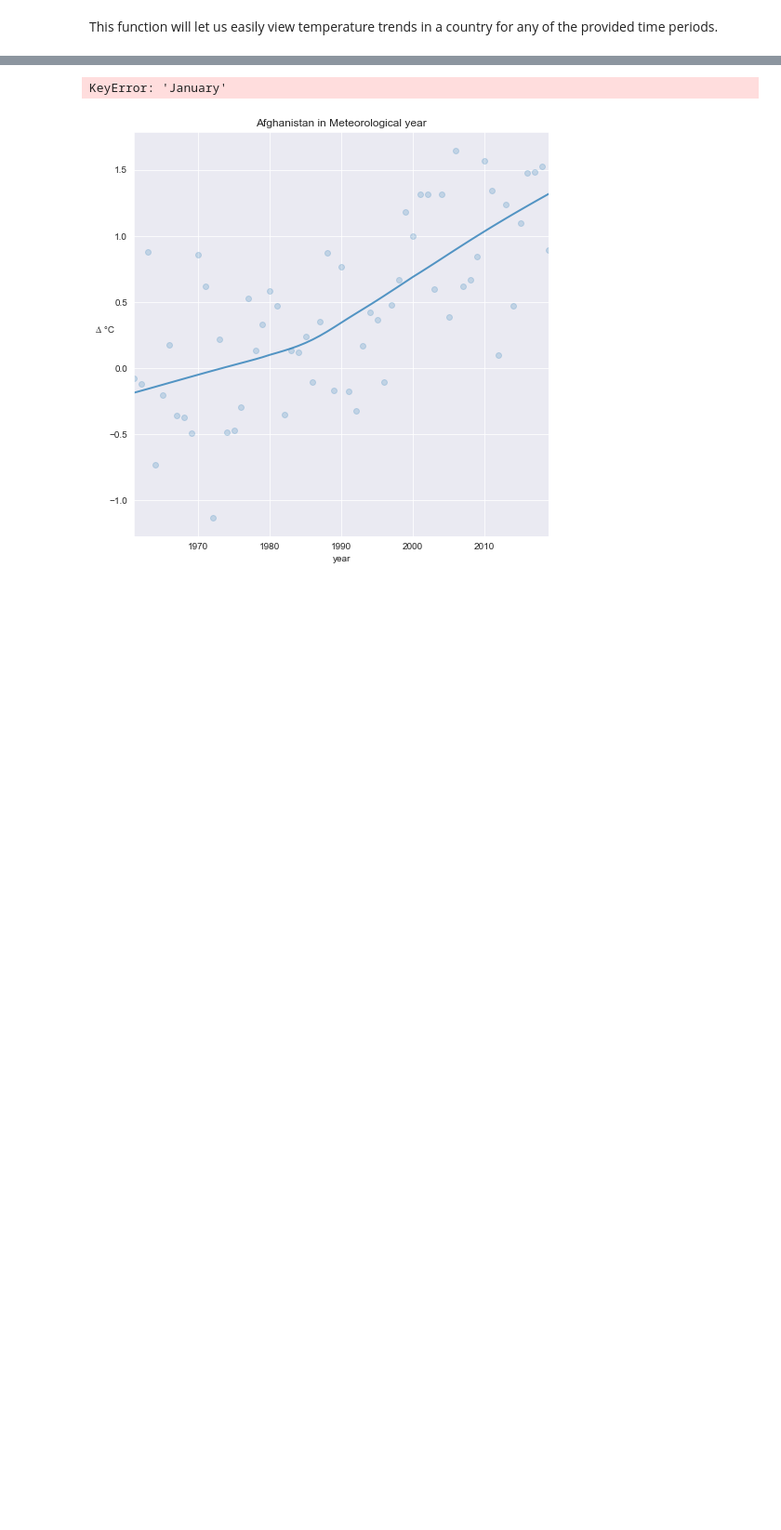
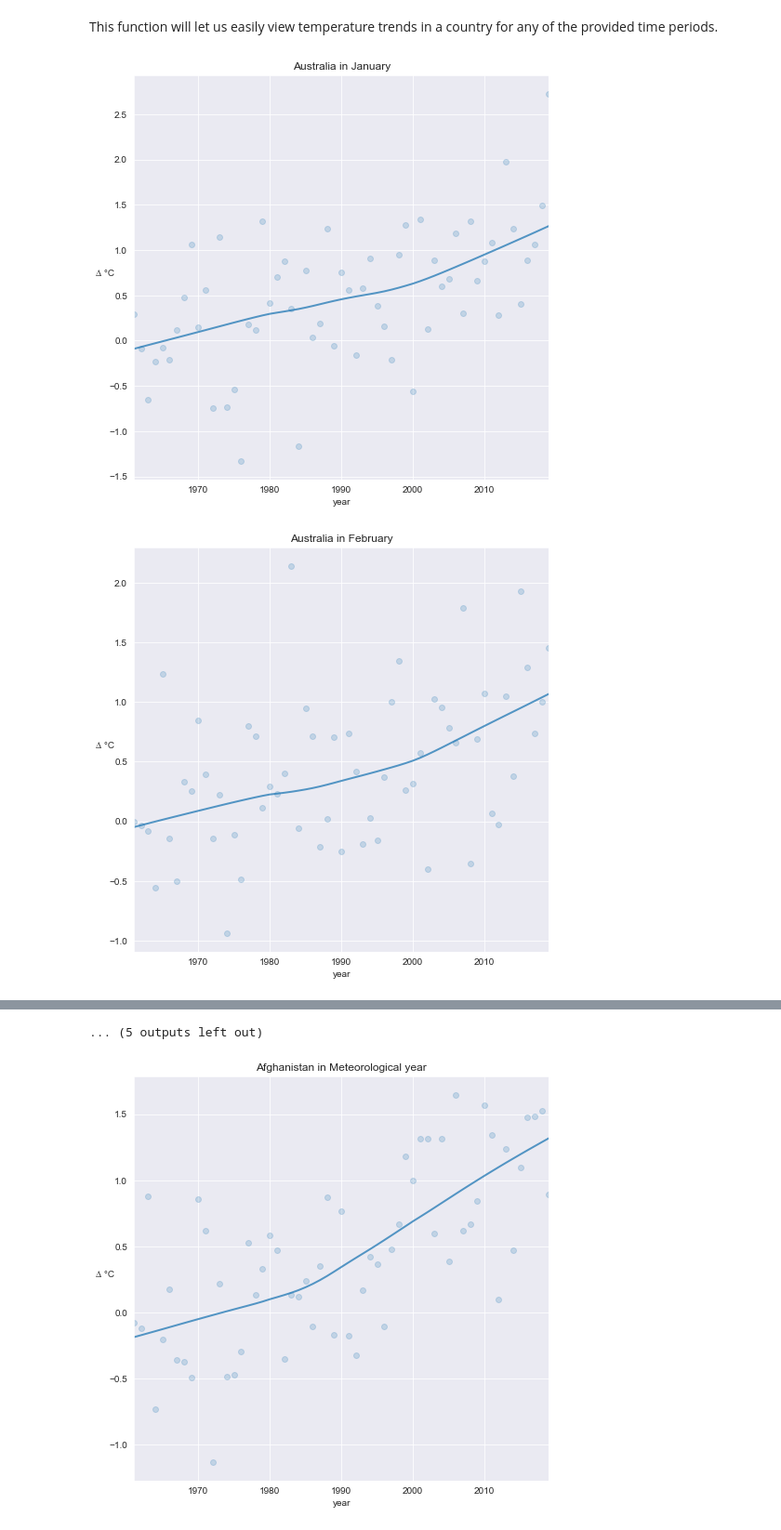
Before and after one commit to Prashant24759/climate-change, a Jupyter notebook: global-warming.ipynb, the cells around one changed output, grey strips where cells are left out. Shown at 93% size. Cells and saved outputs as stored; diff of their text form; code cells hidden in the pictures; blank space fills up the shorter version.

```diff
--- a/global-warming.ipynb
+++ b/global-warming.ipynb
@@ -113,5 +113,7 @@ def country_plot(data, period):
     plt.title(data.index.name+" in "+period)
 # %%
 for month in df.months.unique():
-    country_plot(Russia, month)
+    country_plot(AUSTRALIA, month)
 # %% [output]
+[figure, added]
+[figure, added]
@@ -118,4 +130,4 @@ for month in df.months.unique():
-KeyError: 'January'
+... (5 outputs left out)
 # %%
 afg = country_df(df, 'Afghanistan')
 country_plot(afg, 'Meteorological year')
```
Also changed, not shown: parts of 2 cells of this notebook, 5 other files.
